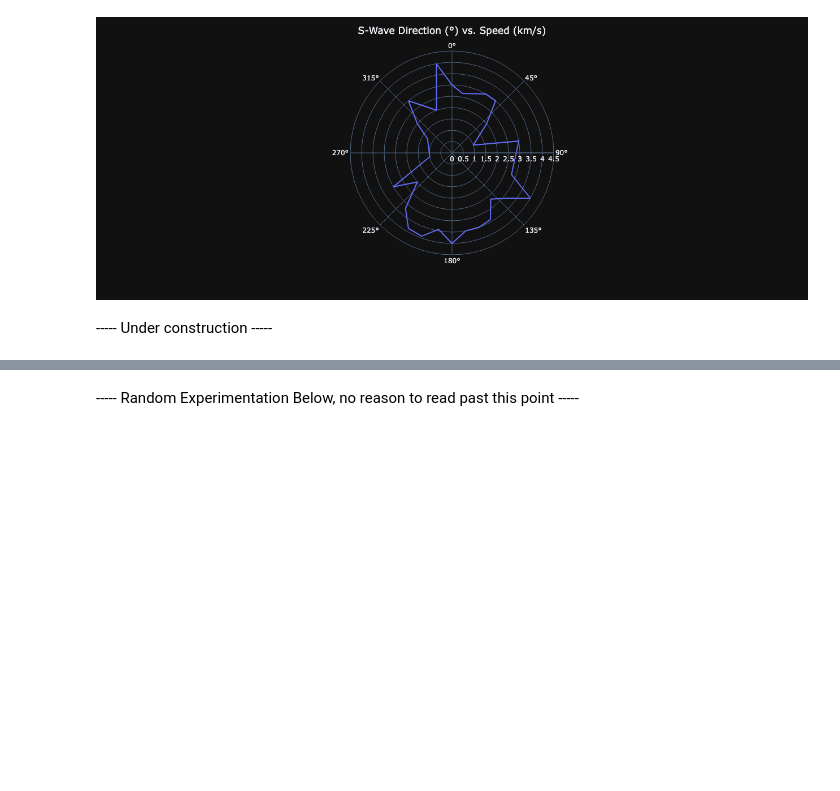
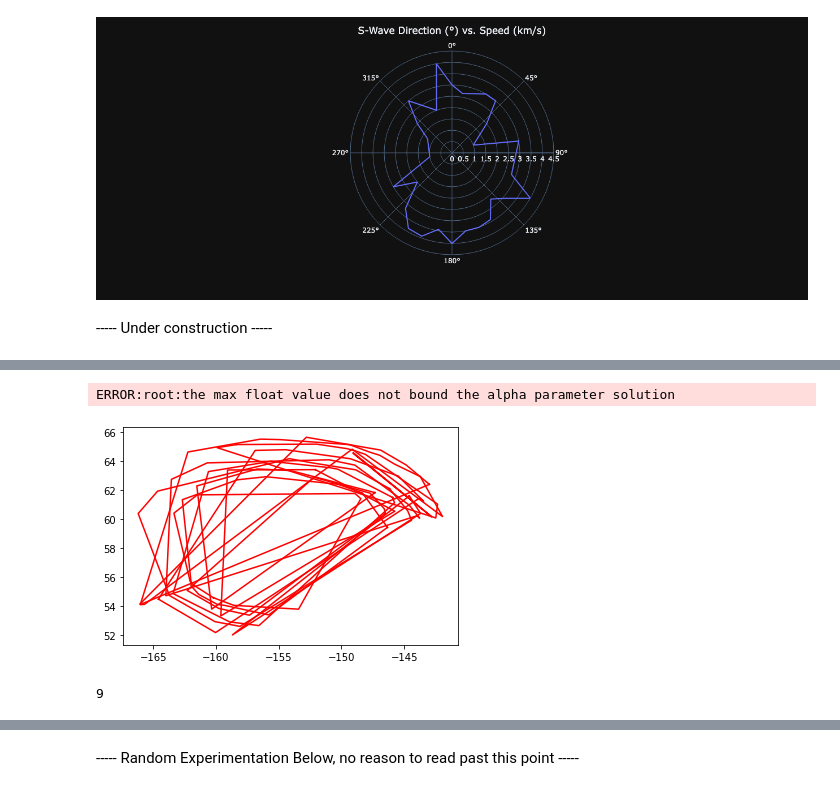
Before and after one commit to oceanhackweek/earthquakes, a Jupyter notebook: sandbox.ipynb, the cells around one changed output, grey strips where cells are left out. Drawn from its saved outputs; the diff is of its cells as text; code cells hidden in the pictures; blank space fills up the shorter version.

```diff
--- a/sandbox.ipynb
+++ b/sandbox.ipynb
@@ -220,0 +257,23 @@ Let's explore the azimuthal dependance of velocity with a plot of velocity vs az
+# %%
+for i in range(16,30):
+    fig.clear()
+    k = range(16,plog.shape[0]+1,3)[i]
+    three_seconds = []
+    three_seconds = plog[ (k < plog.travel_time) & (plog.travel_time < k + 3)]
+    points = []
+    for j in range(three_seconds.shape[0]):
+        points.append((three_seconds.longitude.iloc[j],three_seconds.latitude.iloc[j]))
+    alpha = None
+    alpha = 0.95 * alphashape.optimizealpha(points)
+    hull = None
+    hull = alphashape.alphashape(points, alpha)
+    x, y = None , None
+    x, y = hull.exterior.xy
+    plt.plot(x, y, c="red")
+# %% [output]
+ERROR:root:the max float value does not bound the alpha parameter solution
+[figure, added]
+# %%
+len(points)
+# %% [output]
+9
```
Also changed, not shown: parts of 7 cells of this notebook.
